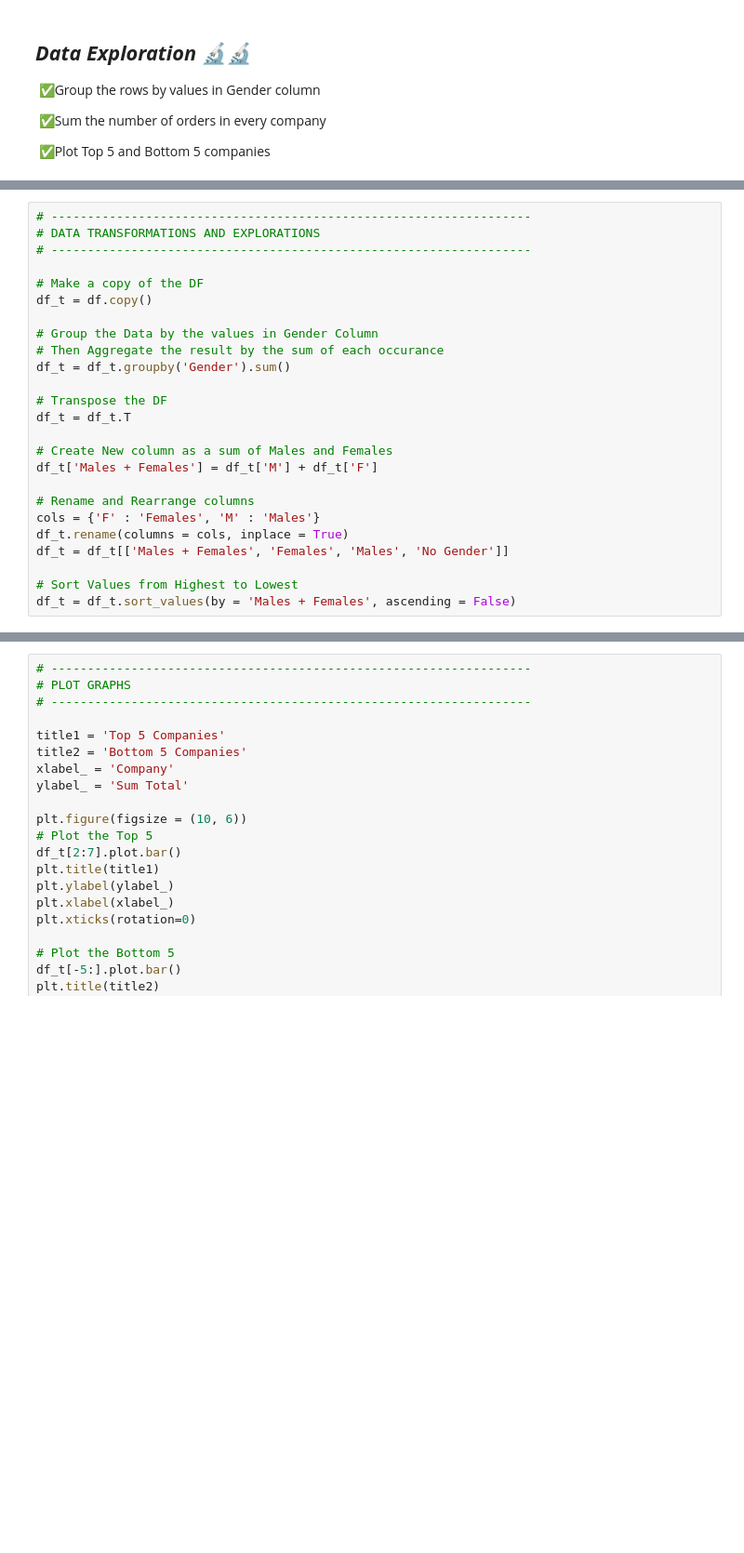
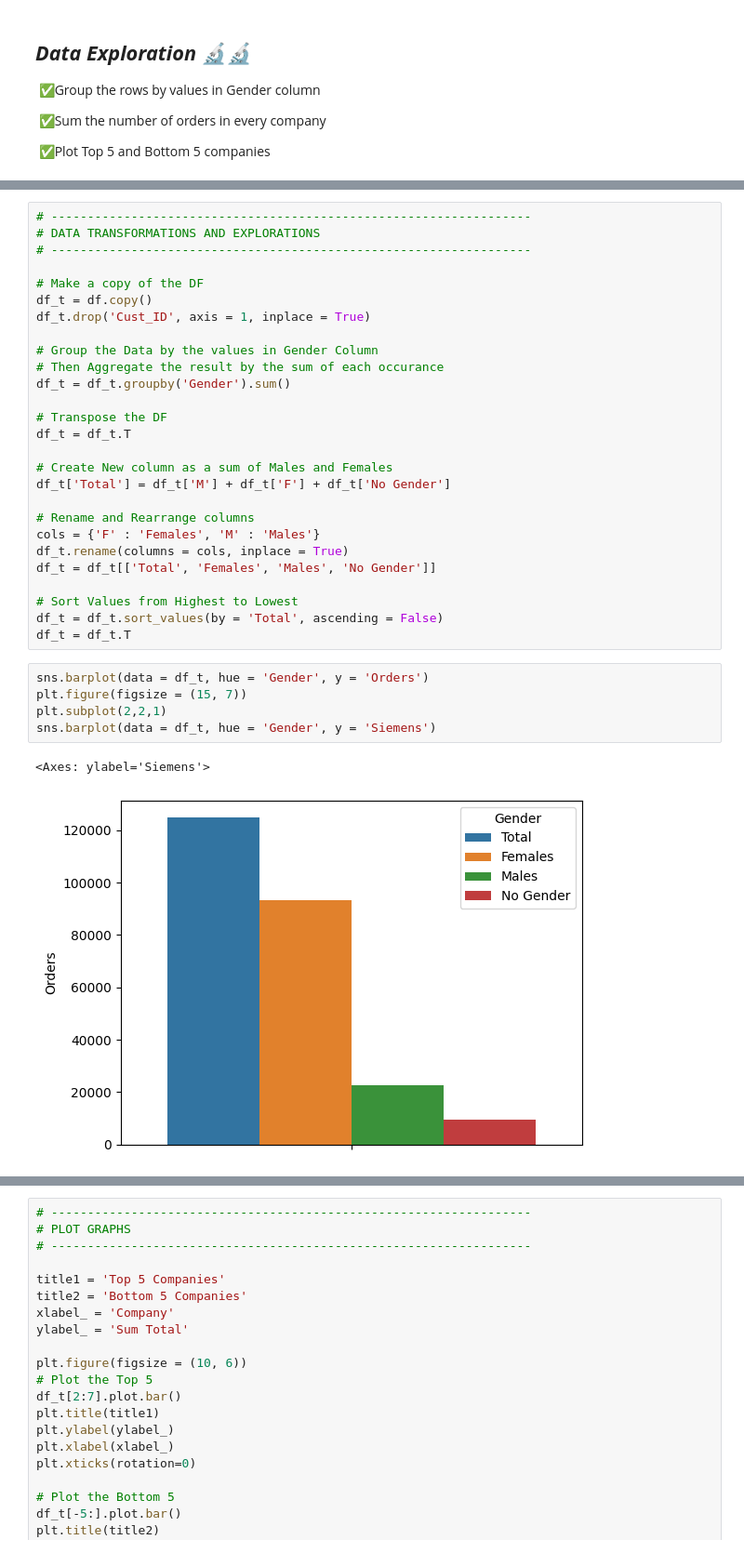
Before and after one commit to AllanMogley/12-Zidio-Projects, a Jupyter notebook: 01 - Projects/01 - Customer Segmentation/cleaner.ipynb, the cells around one changed output, grey strips where cells are left out. Shown: that part at 93% size. Drawn from its saved outputs; the diff is of its cells as text; blank space fills up the shorter version.

Commit message:
Seaborn Plots

```diff
--- a/01 - Projects/01 - Customer Segmentation/cleaner.ipynb
+++ b/01 - Projects/01 - Customer Segmentation/cleaner.ipynb
@@ -51,6 +62,7 @@ df['Gender'] = df['Gender'].fillna('No Gender')
 
 # Make a copy of the DF
 df_t = df.copy()
+df_t.drop('Cust_ID', axis = 1, inplace = True)
 
 # Group the Data by the values in Gender Column
 # Then Aggregate the result by the sum of each occurance
@@ -60,12 +72,21 @@ df_t = df_t.groupby('Gender').sum()
 df_t = df_t.T
 
 # Create New column as a sum of Males and Females
-df_t['Males + Females'] = df_t['M'] + df_t['F']
+df_t['Total'] = df_t['M'] + df_t['F'] + df_t['No Gender']
 
 # Rename and Rearrange columns
 cols = {'F' : 'Females', 'M' : 'Males'}
 df_t.rename(columns = cols, inplace = True)
-df_t = df_t[['Males + Females', 'Females', 'Males', 'No Gender']]
+df_t = df_t[['Total', 'Females', 'Males', 'No Gender']]
 
 # Sort Values from Highest to Lowest
-df_t = df_t.sort_values(by = 'Males + Females', ascending = False)
+df_t = df_t.sort_values(by = 'Total', ascending = False)
+df_t = df_t.T
+# %%
+sns.barplot(data = df_t, hue = 'Gender', y = 'Orders')
+plt.figure(figsize = (15, 7))
+plt.subplot(2,2,1)
+sns.barplot(data = df_t, hue = 'Gender', y = 'Siemens')
+# %% [output]
+<Axes: ylabel='Siemens'>
+[figure, added]
```
Also changed, not shown: parts of 5 cells of this notebook.
